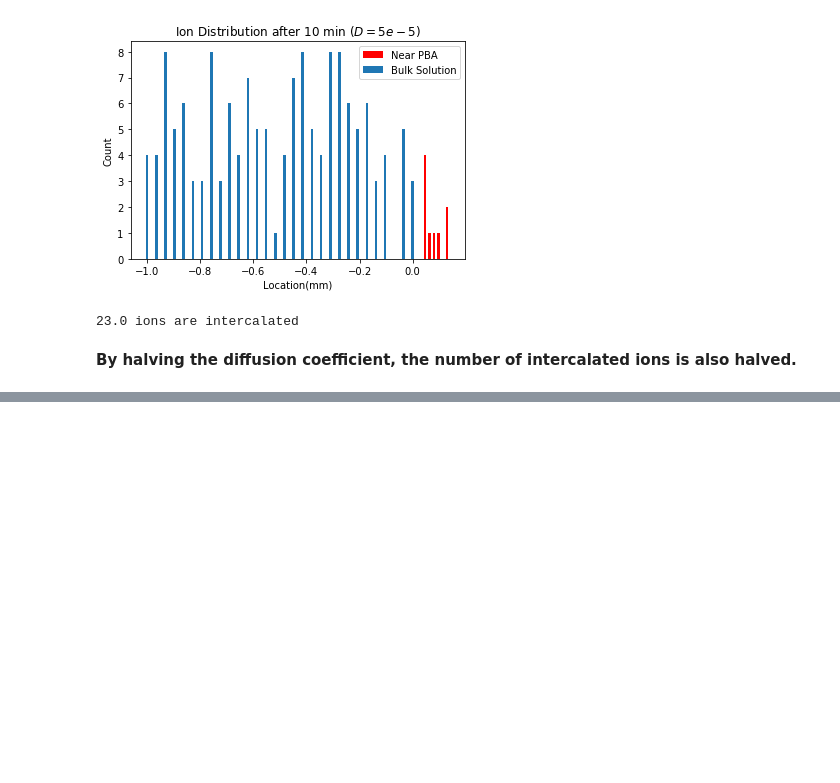
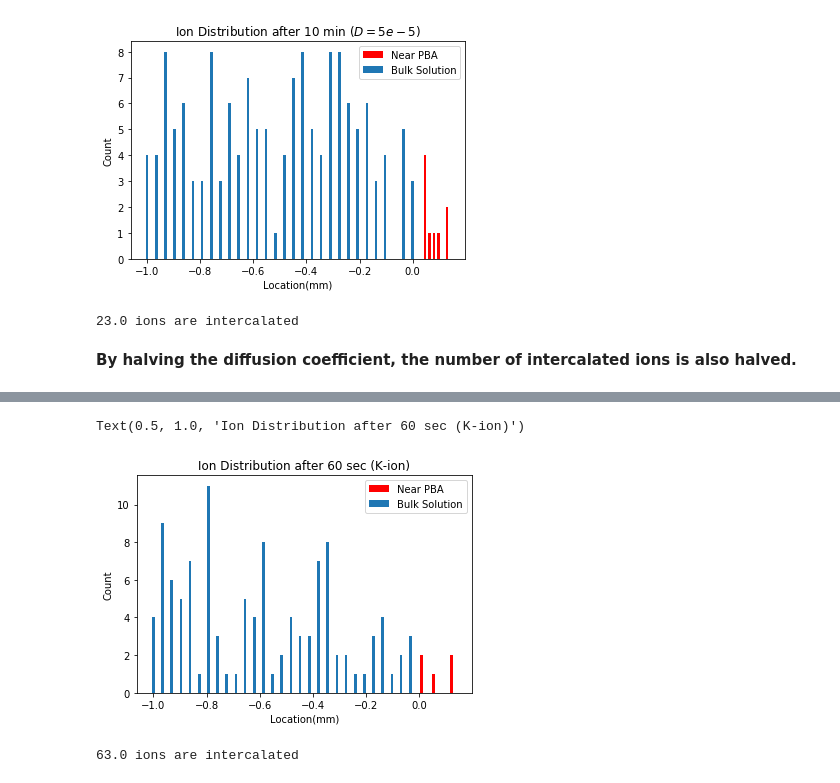
Before and after one commit to Lonitch/stochastic-modeling-of-PBA, a Jupyter notebook: Stochastic Modeling of Reaction-Diffusion Process near PBA Particle.ipynb, the cells around one changed output, grey strips where cells are left out. Drawn from its saved outputs; the diff is of its cells as text; code cells hidden in the pictures; blank space fills up the shorter version.

```diff
--- a/Stochastic Modeling of Reaction-Diffusion Process near PBA Particle.ipynb
+++ b/Stochastic Modeling of Reaction-Diffusion Process near PBA Particle.ipynb
@@ -609,0 +624,19 @@ print('{} ions are intercalated'.format(180-sum(Clst)-len(Mlst)))
+# %%
+Dt = 0.0001
+D=0.00196
+Pitc = 0.407
+T = 60
+Clst,Mlst=multiResoSSA(Xc0,Xm0)
+plt.bar(np.linspace(-Ll,0,K),Clst,width=0.01,label='Bulk Solution')
+_=plt.hist(Mlst,bins=6,color='r',width=0.01,label='Near PBA')
+plt.legend()
+plt.xlabel('Location(mm)')
+plt.ylabel('Count')
+plt.title('Ion Distribution after 60 sec (K-ion)')
+# %% [output]
+Text(0.5, 1.0, 'Ion Distribution after 60 sec (K-ion)')
+[figure, added]
+# %%
+print('{} ions are intercalated'.format(180-sum(Clst)-len(Mlst)))
+# %% [output]
+63.0 ions are intercalated
```
Also changed, not shown: parts of 7 cells of this notebook.
